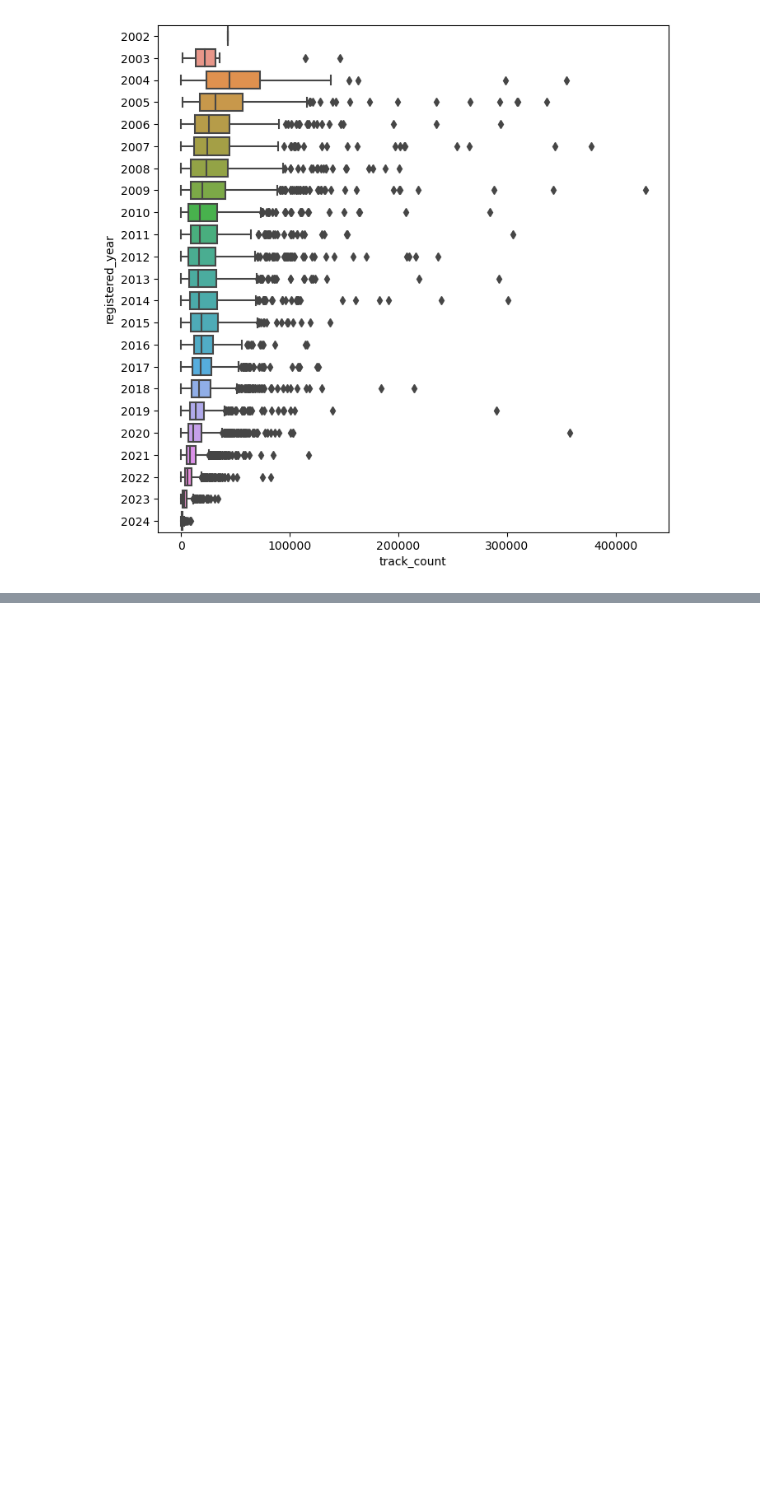
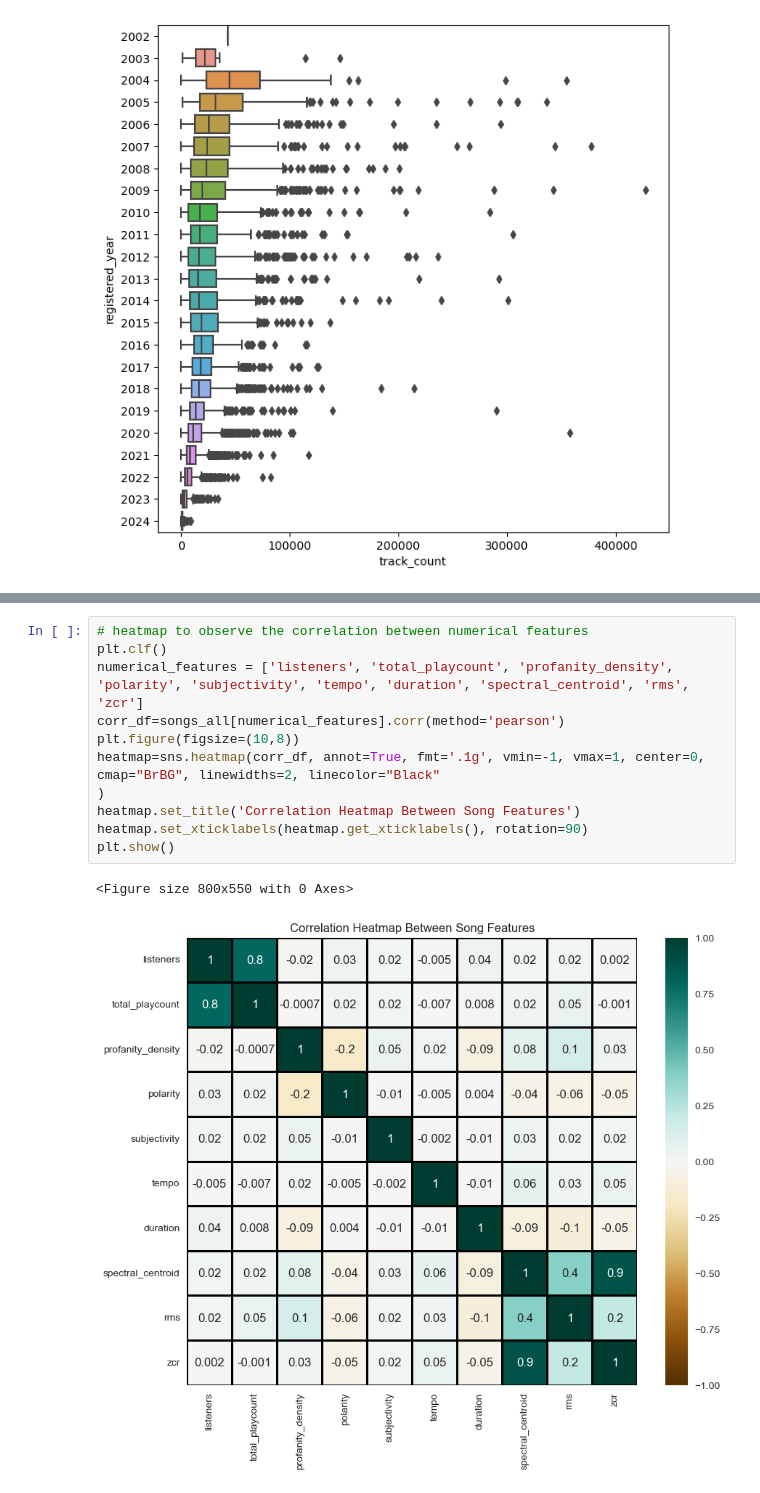
Before and after one commit to LauWyeRock/RecommendationSystem, a Jupyter notebook: Data/EDA_latest.ipynb, the cells around one changed output, grey strips where cells are left out. Saved outputs shown, nothing was run; the diff lists cells and outputs as text; blank space fills up the shorter version.

```diff
--- a/Data/EDA_latest.ipynb
+++ b/Data/EDA_latest.ipynb
@@ -267,0 +268,14 @@ memory usage: 20.8+ MB
+# %%
+# heatmap to observe the correlation between numerical features
+plt.clf()
+numerical_features = ['listeners', 'total_playcount', 'profanity_density', 'polarity', 'subjectivity', 'tempo', 'duration', 'spectral_centroid', 'rms', 'zcr']
+corr_df=songs_all[numerical_features].corr(method='pearson')
+plt.figure(figsize=(10,8))
+heatmap=sns.heatmap(corr_df, annot=True, fmt='.1g', vmin=-1, vmax=1, center=0, cmap="BrBG", linewidths=2, linecolor="Black"
+)
+heatmap.set_title('Correlation Heatmap Between Song Features')
+heatmap.set_xticklabels(heatmap.get_xticklabels(), rotation=90)
+plt.show()
+# %% [output]
+<Figure size 800x550 with 0 Axes>
+[figure, added]
```
Also changed, not shown: parts of 35 cells of this notebook, 2 other files.
